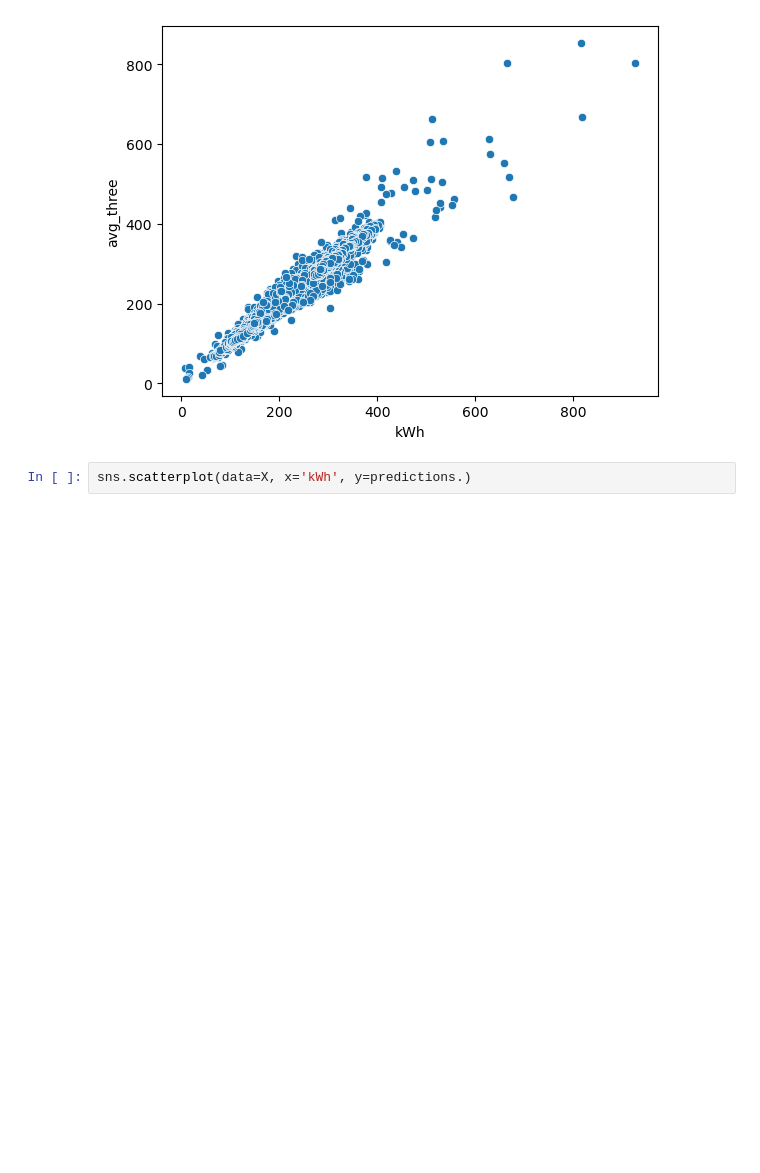
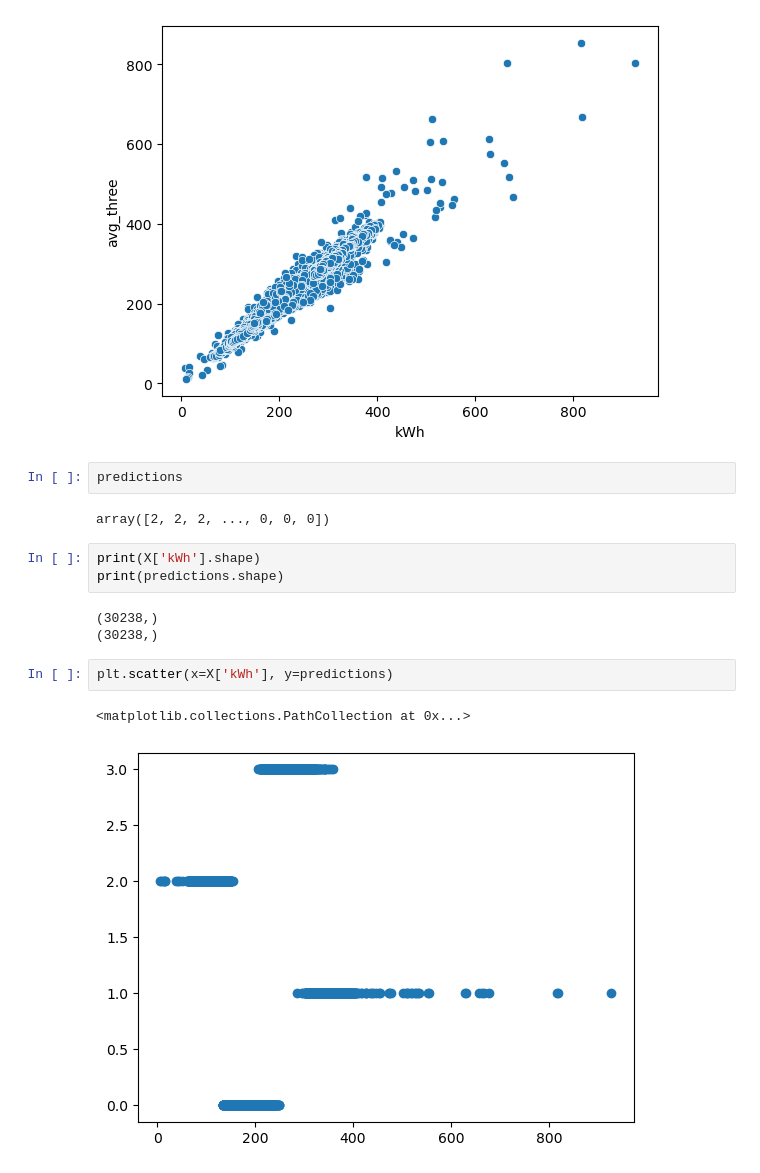
Before and after one commit to Sunpreet29/Task-3-Icon-Pro, a Jupyter notebook: task_solution.ipynb, the cells around one changed output. Saved outputs shown, nothing was run; the diff lists cells and outputs as text; blank space fills up the shorter version.

```diff
--- a/task_solution.ipynb
+++ b/task_solution.ipynb
@@ -249,5 +319,18 @@ sns.scatterplot(data=X, x='kWh', y='avg_three')
 # %% [output]
 <Axes: xlabel='kWh', ylabel='avg_three'>
 [figure]
+# %%
+predictions
+# %% [output]
+array([2, 2, 2, ..., 0, 0, 0])
+# %%
+print(X['kWh'].shape)
+print(predictions.shape)
+# %% [output]
+(30238,)
+(30238,)
 # %%
-sns.scatterplot(data=X, x='kWh', y=predictions.)
+plt.scatter(x=X['kWh'], y=predictions)
+# %% [output]
+<matplotlib.collections.PathCollection at 0x...>
+[figure, added]
```
Also changed, not shown: parts of 7 cells of this notebook.
